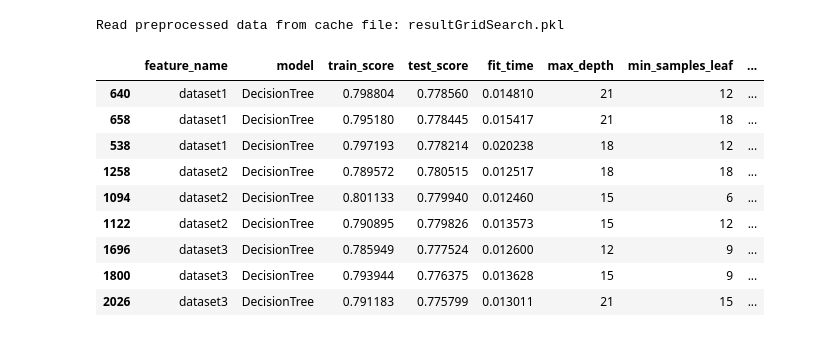
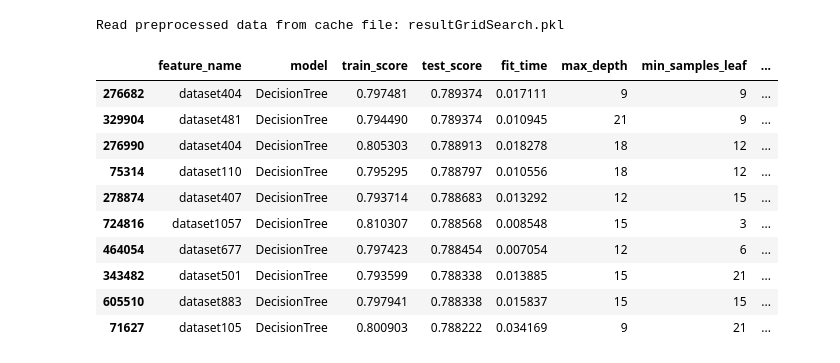
Before and after one commit to mapardo-lab/spaceshipTitanic, a Jupyter notebook: ModelTraining.ipynb, the cells around one changed output. Saved outputs shown, nothing was run; the diff lists cells and outputs as text; code cells hidden in the pictures.

```diff
--- a/ModelTraining.ipynb
+++ b/ModelTraining.ipynb
@@ -263,7 +277,7 @@ log10_expenses_features = ['log10_RoomService', 'log10_FoodCourt', 'log10_Shoppi
 log10_expenses_features1 = ['log10_RoomService1', 'log10_FoodCourt1', 'log10_ShoppingMall1', 'log10_Spa1', 'log10_VRDeck1']
 
 list_of_features = [['Age','Age12'],
-                    ['CryoSleep'],
+                    ['CryoSleep_True'],
                     ['Side_S'],
                     [expenses_features, log10_expenses_features, 'log10_TotalExpenses', log10_expenses_features1, 'log10_TotalExpenses1'],
                     ['Deck_B',['Deck_B','Deck_C','Deck_E','Deck_F'], onehot_deck],
@@ -308,8 +322,9 @@ experiments = {
 }
 results = run_experiments(dict_datasets, experiments, X_train, y_train, scoring = 'accuracy', n_jobs = 2)
 # %%
+# save results in cache
 cache_data = dict(results_gridsearch=results)
-cache_file = "resultGridSearch.pkl"
+cache_file = "resultGridSearchDecisionTree.pkl"
 cache_dir = "cache"
 with open(os.path.join(cache_dir, cache_file), "wb") as f:
         pickle.dump(cache_data, f)
@@ -317,7 +332,7 @@ print("Wrote preprocessed data to cache file:", cache_file)
 # %% [output]
 Wrote preprocessed data to cache file: resultGridSearch.pkl
 # %%
-cache_file = "resultGridSearch.pkl"
+cache_file = "resultGridSearchDecisionTree.pkl"
 cache_dir = "cache"
 try:
     with open(os.path.join(cache_dir, cache_file), "rb") as f:
@@ -325,5 +340,6 @@ try:
     print("Read preprocessed data from cache file:", cache_file)
 except:
     pass
+results = cache_data['results_gridsearch']
 # %% [output]
 Read preprocessed data from cache file: resultGridSearch.pkl
@@ -332,15 +346,16 @@ results = cache_data['results_gridsearch']
 # %%
 df = pd.DataFrame(results).drop(['features'],axis=1)
-df_max3 = df.sort_values(['feature_name', 'test_score'], ascending=[True, False]).groupby('feature_name').head(3)
-expand_parameters(df_max3)
+df_max = df.sort_values(['test_score'], ascending=[False]).head(10)
+expand_parameters(df_max)
 # %% [output]
 |  | feature_name | model | train_score | test_score | fit_time | max_depth | min_samples_leaf | ... |
-| 640 | dataset1 | DecisionTree | 0.798804 | 0.778560 | 0.014810 | 21 | 12 | ... |
-| 658 | dataset1 | DecisionTree | 0.795180 | 0.778445 | 0.015417 | 21 | 18 | ... |
-| 538 | dataset1 | DecisionTree | 0.797193 | 0.778214 | 0.020238 | 18 | 12 | ... |
-| 1258 | dataset2 | DecisionTree | 0.789572 | 0.780515 | 0.012517 | 18 | 18 | ... |
-| 1094 | dataset2 | DecisionTree | 0.801133 | 0.779940 | 0.012460 | 15 | 6 | ... |
-| 1122 | dataset2 | DecisionTree | 0.790895 | 0.779826 | 0.013573 | 15 | 12 | ... |
-| 1696 | dataset3 | DecisionTree | 0.785949 | 0.777524 | 0.012600 | 12 | 9 | ... |
-| 1800 | dataset3 | DecisionTree | 0.793944 | 0.776375 | 0.013628 | 15 | 9 | ... |
-| 2026 | dataset3 | DecisionTree | 0.791183 | 0.775799 | 0.013011 | 21 | 15 | ... |
+| 276682 | dataset404 | DecisionTree | 0.797481 | 0.789374 | 0.017111 | 9 | 9 | ... |
+| 329904 | dataset481 | DecisionTree | 0.794490 | 0.789374 | 0.010945 | 21 | 9 | ... |
+| 276990 | dataset404 | DecisionTree | 0.805303 | 0.788913 | 0.018278 | 18 | 12 | ... |
+| 75314 | dataset110 | DecisionTree | 0.795295 | 0.788797 | 0.010556 | 18 | 12 | ... |
+| 278874 | dataset407 | DecisionTree | 0.793714 | 0.788683 | 0.013292 | 12 | 15 | ... |
+| 724816 | dataset1057 | DecisionTree | 0.810307 | 0.788568 | 0.008548 | 15 | 3 | ... |
+| 464054 | dataset677 | DecisionTree | 0.797423 | 0.788454 | 0.007054 | 12 | 6 | ... |
+| 343482 | dataset501 | DecisionTree | 0.793599 | 0.788338 | 0.013885 | 15 | 21 | ... |
+| 605510 | dataset883 | DecisionTree | 0.797941 | 0.788338 | 0.015837 | 15 | 15 | ... |
+| 71627 | dataset105 | DecisionTree | 0.800903 | 0.788222 | 0.034169 | 9 | 21 | ... |
```
Also changed, not shown: parts of 57 cells of this notebook, 3 other files.
